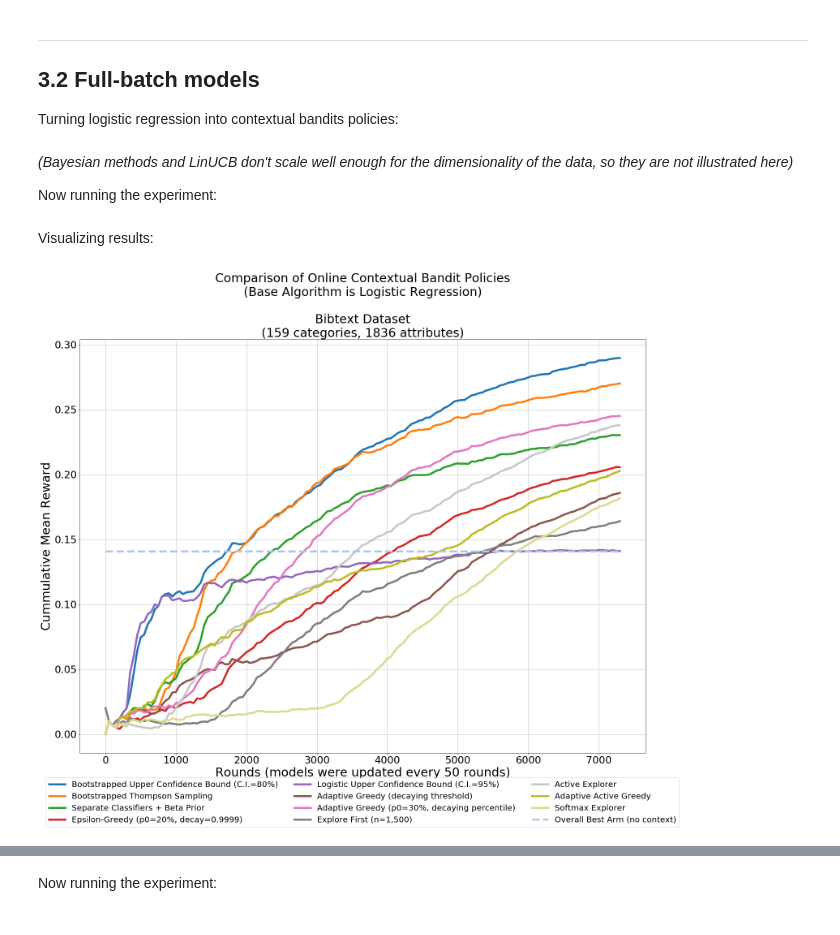
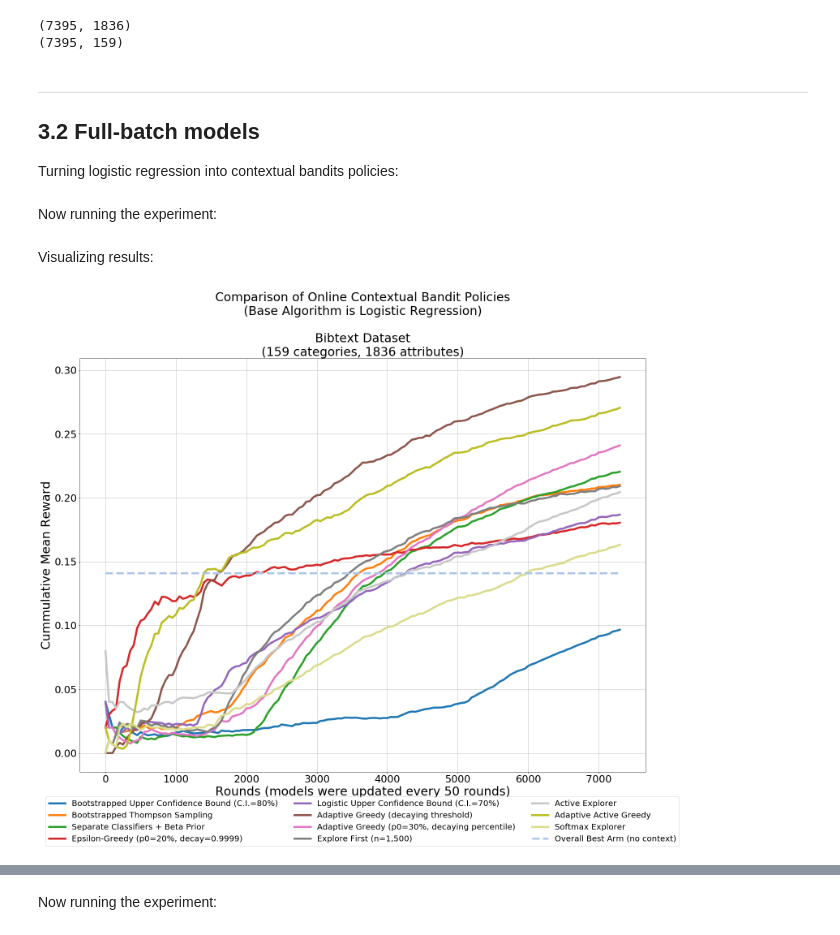
Before and after one commit to david-cortes/contextualbandits, a Jupyter notebook: example/online_contextual_bandits.ipynb, the cells around one changed output, grey strips where cells are left out. Saved outputs shown, nothing was run; the diff lists cells and outputs as text; code cells hidden in the pictures.

Commit message:
added random_state option, deepcopy for buffer, minor fixes, updated examples

```diff
--- a/example/online_contextual_bandits.ipynb
+++ b/example/online_contextual_bandits.ipynb
@@ -138,3 +107,26 @@ X, y = parse_data("Bibtex_data.txt")
+# %%
+import pandas as pd, numpy as np, re
+from sklearn.preprocessing import MultiLabelBinarizer
+from sklearn.datasets import load_svmlight_file
+
+def parse_data(filename):
+    with open("Bibtex_data.txt", "rb") as f:
+        infoline = f.readline()
+        infoline = re.sub(r"^b'", "", str(infoline))
+        n_features = int(re.sub(r"^\d+\s(\d+)\s\d+.*$", r"\1", infoline))
+        features, labels = load_svmlight_file(f, n_features=n_features, multilabel=True)
+    mlb = MultiLabelBinarizer()
+    labels = mlb.fit_transform(labels)
+    features = np.array(features.todense())
+    features = np.ascontiguousarray(features)
+    return features, labels
+
+X, y = parse_data("Bibtex_data.txt")
+print(X.shape)
+print(y.shape)
+# %% [output]
+(7395, 1836)
+(7395, 159)
 # %% [markdown]
 <a id="p32"></a>
 ** *
@@ -154,29 +146,38 @@ beta_prior = ((3./nchoices, 4), 2) # until there are at least 2 observations of
 beta_prior_ucb = ((5./nchoices, 4), 2) # UCB gives higher numbers, thus the higher positive prior
 
 ## The base algorithm is embedded in different metaheuristics
-bootstrapped_ucb = BootstrappedUCB(deepcopy(base_algorithm), nchoices = nchoices, beta_prior = beta_prior_ucb)
-bootstrapped_ts = BootstrappedTS(deepcopy(base_algorithm), nchoices = nchoices, beta_prior = beta_prior)
-one_vs_rest = SeparateClassifiers(deepcopy(base_algorithm), nchoices = nchoices, beta_prior = beta_prior)
-epsilon_greedy = EpsilonGreedy(deepcopy(base_algorithm), nchoices = nchoices, beta_prior = beta_prior)
-logistic_ucb = LogisticUCB(nchoices = nchoices, beta_prior = beta_prior_ucb)
+bootstrapped_ucb = BootstrappedUCB(deepcopy(base_algorithm), nchoices = nchoices,
+                                   beta_prior = beta_prior_ucb, percentile = 80,
+                                   random_state = 1111)
+bootstrapped_ts = BootstrappedTS(deepcopy(base_algorithm), nchoices = nchoices,
+                                 beta_prior = beta_prior, random_state = 2222)
+one_vs_rest = SeparateClassifiers(deepcopy(base_algorithm), nchoices = nchoices,
+                                  beta_prior = beta_prior, random_state = 3333)
+epsilon_greedy = EpsilonGreedy(deepcopy(base_algorithm), nchoices = nchoices,
+                               beta_prior = beta_prior, random_state = 4444)
+logistic_ucb = LogisticUCB(nchoices = nchoices, percentile = 70,
+                           beta_prior = beta_prior_ucb, random_state = 5555)
 adaptive_greedy_thr = AdaptiveGreedy(deepcopy(base_algorithm), nchoices=nchoices,
-                                     decay_type='threshold')
-adaptive_greedy_perc = AdaptiveGreedy(deepcopy(base_algorithm), nchoices = nchoices, beta_prior=beta_prior,
-                                      decay_type='percentile', decay=0.9997)
+                                     decay_type='threshold',
+                                     beta_prior = beta_prior, random_state = 6666)
+adaptive_greedy_perc = AdaptiveGreedy(deepcopy(base_algorithm), nchoices = nchoices,
+                                      decay_type='percentile', decay=0.9997,
+                                       beta_prior=beta_prior, random_state = 7777)
 explore_first = ExploreFirst(deepcopy(base_algorithm), nchoices = nchoices,
-                             beta_prior=None, explore_rounds=1500)
-active_explorer = ActiveExplorer(deepcopy(base_algorithm), nchoices = nchoices, beta_prior=beta_prior)
-adaptive_active_greedy = AdaptiveGreedy(deepcopy(base_algorithm), nchoices = nchoices, beta_prior=beta_prior,
-                                        active_choice='weighted', decay_type='percentile', decay=0.9997)
-softmax_explorer = SoftmaxExplorer(deepcopy(base_algorithm), nchoices = nchoices, beta_prior=beta_prior)
+                             explore_rounds=1500, beta_prior=None, random_state = 8888)
+active_explorer = ActiveExplorer(deepcopy(base_algorithm), nchoices = nchoices,
+                                 beta_prior=beta_prior, random_state = 9999)
+adaptive_active_greedy = AdaptiveGreedy(deepcopy(base_algorithm), nchoices = nchoices,
+                                        active_choice='weighted', decay_type='percentile', decay=0.9997,
+                                        beta_prior=beta_prior, random_state = 1234)
+softmax_explorer = SoftmaxExplorer(deepcopy(base_algorithm), nchoices = nchoices,
+                                   beta_prior=beta_prior, random_state = 5678)
 
 models = [bootstrapped_ucb, bootstrapped_ts, one_vs_rest, epsilon_greedy, logistic_ucb,
           adaptive_greedy_thr, adaptive_greedy_perc, explore_first, active_explorer,
           adaptive_active_greedy, softmax_explorer]
-# %% [markdown]
-_(Bayesian methods and LinUCB don't scale well enough for the dimensionality of the data, so they are not illustrated here)_
-
-Now running the experiment:
+# %% [markdown]
+Now running the experiment:
 # %%
 # These lists will keep track of the rewards obtained by each policy
 rewards_ucb, rewards_ts, rewards_ovr, rewards_egr, rewards_lucb, \
@@ -263,33 +264,33 @@ plt.plot(get_mean_reward(rewards_ucb), label="Bootstrapped Upper Confidence Boun
 plt.plot(get_mean_reward(rewards_ts), label="Bootstrapped Thompson Sampling",linewidth=lwd,color=colors[2])
 plt.plot(get_mean_reward(rewards_ovr), label="Separate Classifiers + Beta Prior",linewidth=lwd,color=colors[4])
 plt.plot(get_mean_reward(rewards_egr), label="Epsilon-Greedy (p0=20%, decay=0.9999)",linewidth=lwd,color=colors[6])
-plt.plot(get_mean_reward(rewards_lucb), label="Logistic Upper Confidence Bound (C.I.=95%)",linewidth=lwd,color=colors[8])
+plt.plot(get_mean_reward(rewards_lucb), label="Logistic Upper Confidence Bound (C.I.=70%)",linewidth=lwd,color=colors[8])
 plt.plot(get_mean_reward(rewards_agr), label="Adaptive Greedy (decaying threshold)",linewidth=lwd,color=colors[10])
 plt.plot(get_mean_reward(rewards_agr2), label="Adaptive Greedy (p0=30%, decaying percentile)",linewidth=lwd,color=colors[12])
 plt.plot(get_mean_reward(rewards_efr), label="Explore First (n=1,500)",linewidth=lwd,color=colors[14])
 plt.plot(get_mean_reward(rewards_ac), label="Active Explorer", linewidth=lwd,color=colors[15])
 plt.plot(get_mean_reward(rewards_aac), label="Adaptive Active Greedy", linewidth=lwd,color=colors[16])
 plt.plot(get_mean_reward(rewards_sft), label="Softmax Explorer", linewidth=lwd,color=colors[17])
 plt.plot(np.repeat(y.mean(axis=0).max(),len(rewards_sft)), label="Overall Best Arm (no context)",linewidth=lwd,color=colors[1],ls='dashed')
 
 
 # import warnings
 box = ax.get_position()
 ax.set_position([box.x0, box.y0 + box.height * 0.1,
                  box.width, box.height * 1.25])
 ax.legend(loc='upper center', bbox_to_anchor=(0.5, -0.05),
           fancybox=True, ncol=3, prop={'size':20})
 
 
 plt.tick_params(axis='both', which='major', labelsize=25)
 plt.xticks([i*20 for i in range(8)], [i*1000 for i in range(8)])
 
 
 plt.xlabel('Rounds (models were updated every 50 rounds)', size=30)
 plt.ylabel('Cummulative Mean Reward', size=30)
 plt.title('Comparison of Online Contextual Bandit Policies\n(Base Algorithm is Logistic Regression)\n\nBibtext Dataset\n(159 categories, 1836 attributes)',size=30)
 plt.grid()
 plt.show()
 # %% [output]
-[figure, old version]
+[figure, new version]
 # %%
```
Also changed, not shown: parts of 6 cells of this notebook, 11 other files.
